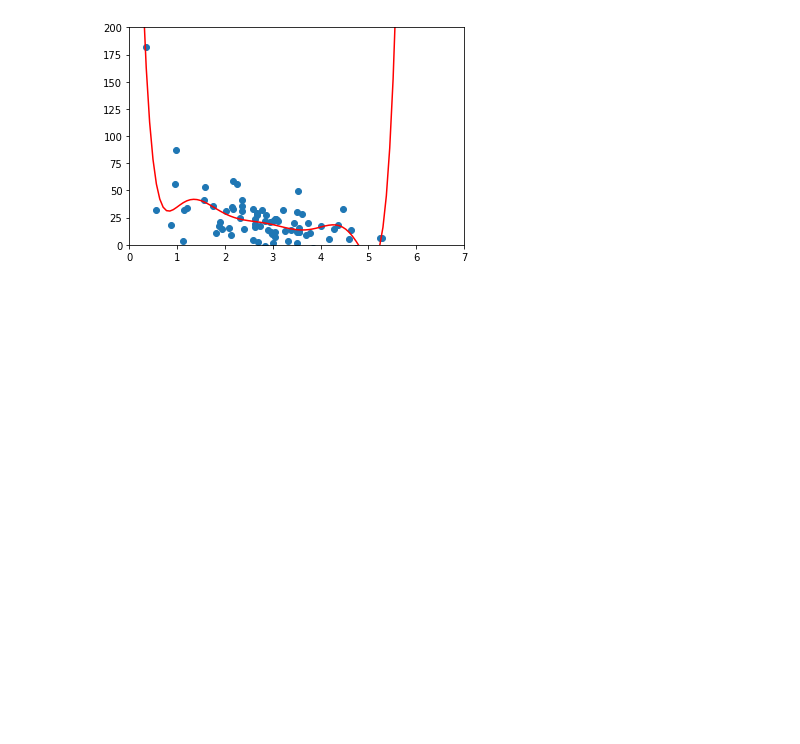
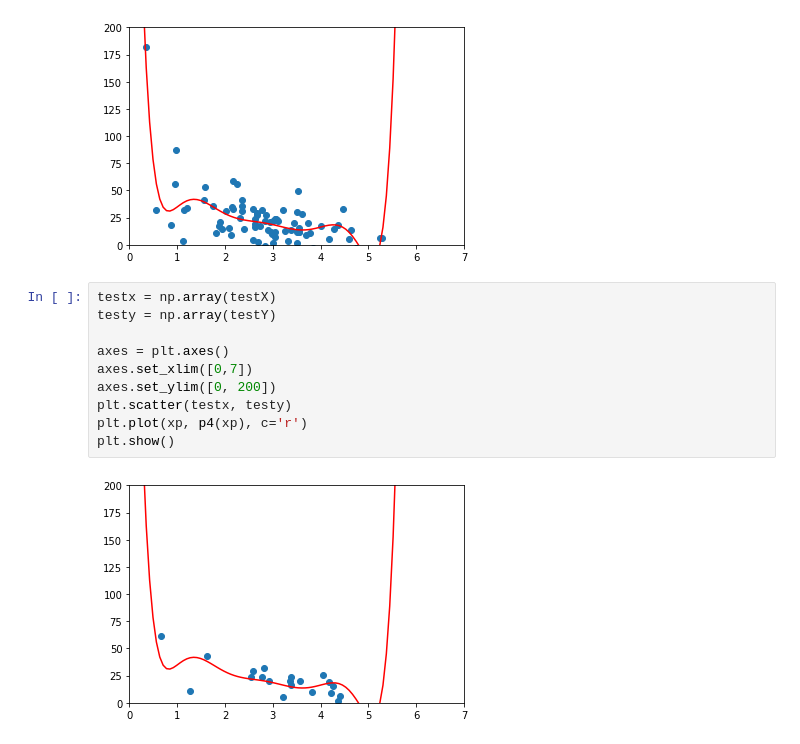
Before and after one commit to kamath7/MLProjectsRepo, a Jupyter notebook: MachineLearning/TrainTest.ipynb, the cells around one changed output. Cells and saved outputs as stored; diff of their text form; blank space fills up the shorter version.

Commit message:
plotting test dataset

```diff
--- a/MachineLearning/TrainTest.ipynb
+++ b/MachineLearning/TrainTest.ipynb
@@ -45,3 +45,15 @@ plt.plot(xp, p4(xp), c='r')
 plt.show()
 # %% [output]
 [figure]
+# %%
+testx = np.array(testX)
+testy = np.array(testY)
+
+axes = plt.axes()
+axes.set_xlim([0,7])
+axes.set_ylim([0, 200])
+plt.scatter(testx, testy)
+plt.plot(xp, p4(xp), c='r')
+plt.show()
+# %% [output]
+[figure, added]
```
